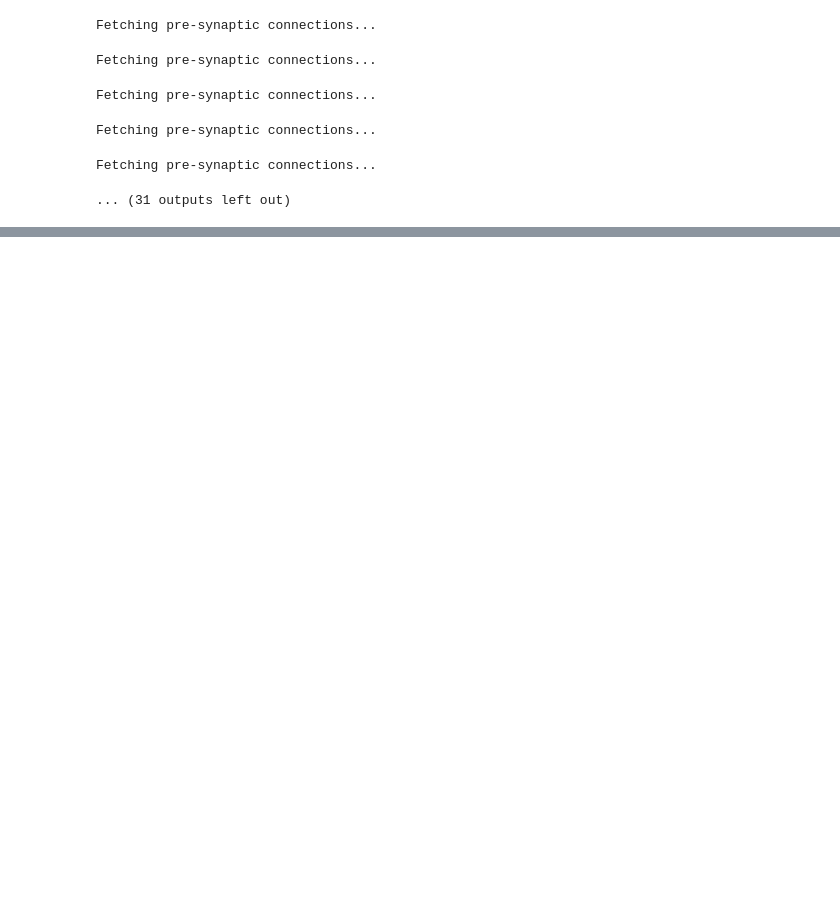
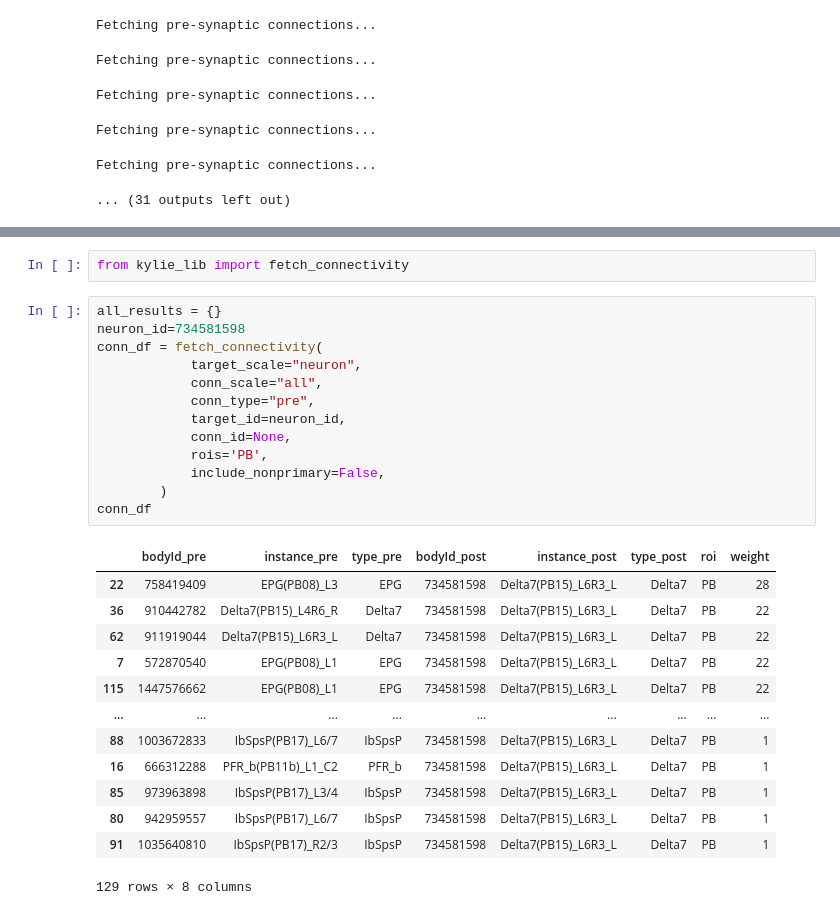
Before and after one commit to sansachenlelele/connectome_analysis_fisherlab, a Jupyter notebook: send_to_fisherlabgithub/notebooks/download_synapsecount_from_neuprint.ipynb, the cells around one changed output, grey strips where cells are left out. Saved outputs shown, nothing was run; the diff lists cells and outputs as text; blank space fills up the shorter version.

```diff
--- a/send_to_fisherlabgithub/notebooks/download_synapsecount_from_neuprint.ipynb
+++ b/send_to_fisherlabgithub/notebooks/download_synapsecount_from_neuprint.ipynb
@@ -189,0 +234,29 @@ Fetching pre-synaptic connections...
+# %%
+from kylie_lib import fetch_connectivity
+# %%
+all_results = {}
+neuron_id=734581598
+conn_df = fetch_connectivity(
+            target_scale="neuron",
+            conn_scale="all",
+            conn_type="pre",
+            target_id=neuron_id,
+            conn_id=None,
+            rois='PB',
+            include_nonprimary=False,
+        )
+conn_df
+# %% [output]
+|  | bodyId_pre | instance_pre | type_pre | bodyId_post | instance_post | type_post | roi | weight |
+| 22 | 758419409 | EPG(PB08)_L3 | EPG | 734581598 | Delta7(PB15)_L6R3_L | Delta7 | PB | 28 |
+| 36 | 910442782 | Delta7(PB15)_L4R6_R | Delta7 | 734581598 | Delta7(PB15)_L6R3_L | Delta7 | PB | 22 |
+| 62 | 911919044 | Delta7(PB15)_L6R3_L | Delta7 | 734581598 | Delta7(PB15)_L6R3_L | Delta7 | PB | 22 |
+| 7 | 572870540 | EPG(PB08)_L1 | EPG | 734581598 | Delta7(PB15)_L6R3_L | Delta7 | PB | 22 |
+| 115 | 1447576662 | EPG(PB08)_L1 | EPG | 734581598 | Delta7(PB15)_L6R3_L | Delta7 | PB | 22 |
+| ... | ... | ... | ... | ... | ... | ... | ... | ... |
+| 88 | 1003672833 | IbSpsP(PB17)_L6/7 | IbSpsP | 734581598 | Delta7(PB15)_L6R3_L | Delta7 | PB | 1 |
+| 16 | 666312288 | PFR_b(PB11b)_L1_C2 | PFR_b | 734581598 | Delta7(PB15)_L6R3_L | Delta7 | PB | 1 |
+| 85 | 973963898 | IbSpsP(PB17)_L3/4 | IbSpsP | 734581598 | Delta7(PB15)_L6R3_L | Delta7 | PB | 1 |
+| 80 | 942959557 | IbSpsP(PB17)_L6/7 | IbSpsP | 734581598 | Delta7(PB15)_L6R3_L | Delta7 | PB | 1 |
+| 91 | 1035640810 | IbSpsP(PB17)_R2/3 | IbSpsP | 734581598 | Delta7(PB15)_L6R3_L | Delta7 | PB | 1 |
+129 rows × 8 columns
```
Also changed, not shown: parts of 6 cells of this notebook, 45 other files.
